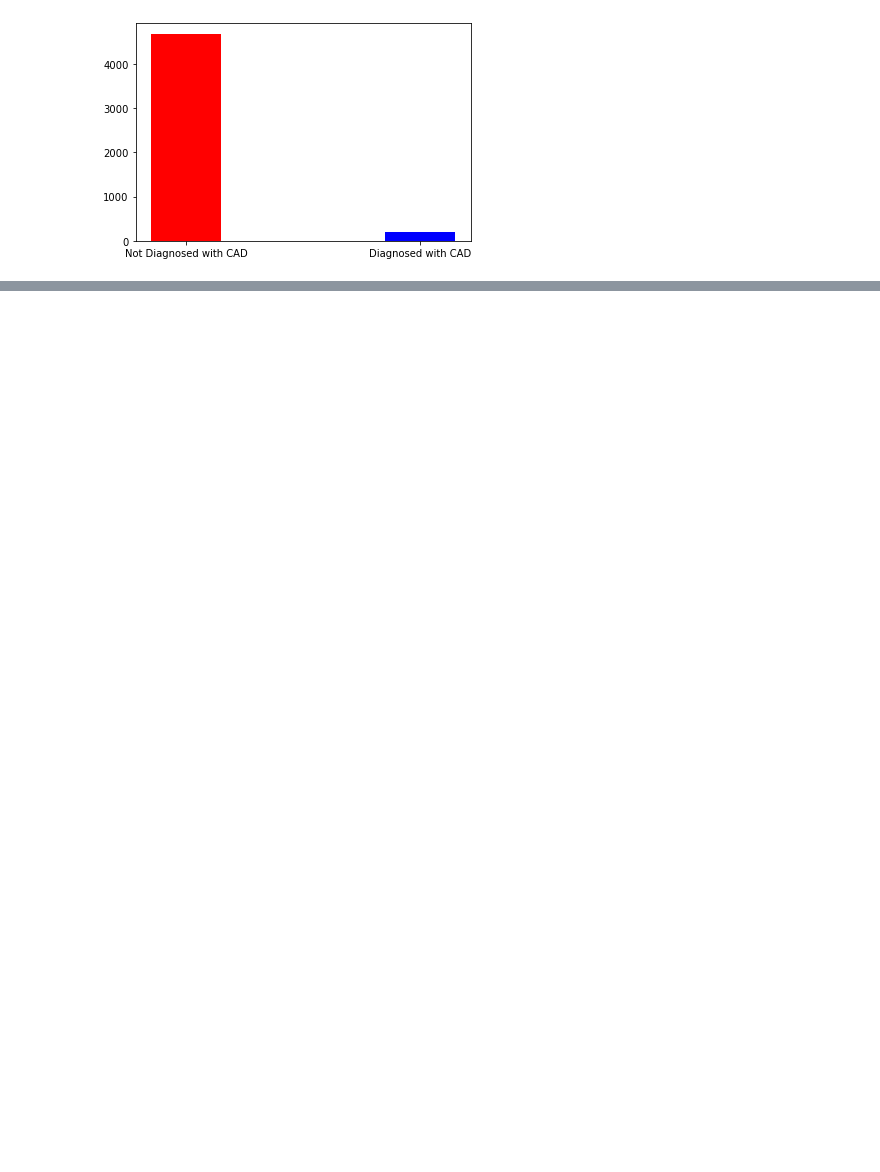
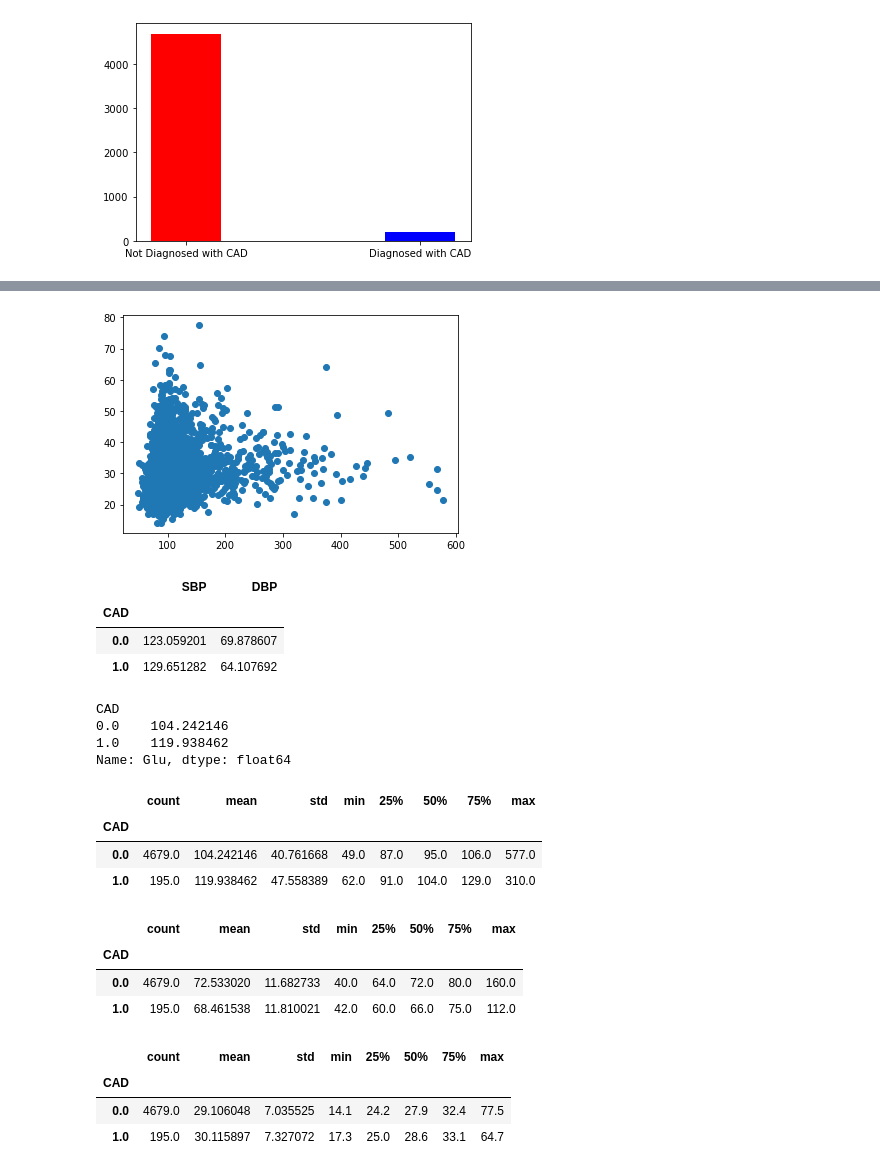
Before and after one commit to chrchristensen1/Deloitte-AI-Acadaemy-Final-Capstone-Project, a Jupyter notebook: Notebooks/CAD_Data_Exploration_Notebook.ipynb, the cells around one changed output, grey strips where cells are left out. Drawn from its saved outputs; the diff is of its cells as text; code cells hidden in the pictures; blank space fills up the shorter version.

```diff
--- a/Notebooks/CAD_Data_Exploration_Notebook.ipynb
+++ b/Notebooks/CAD_Data_Exploration_Notebook.ipynb
@@ -247,0 +250,4 @@ plt.show()
+# %%
+plt.scatter(heart_df.Glu, heart_df.BMI);
+# %% [output]
+[figure, added]
@@ -247,0 +257,35 @@ plt.show()
+# %%
+cad_groupby.mean()[['SBP', 'DBP']]
+# %% [output]
+|  | SBP | DBP |
+| CAD |  |  |
+| 0.0 | 123.059201 | 69.878607 |
+| 1.0 | 129.651282 | 64.107692 |
+# %%
+cad_groupby.mean()['Glu']
+# %% [output]
+CAD
+0.0    104.242146
+1.0    119.938462
+Name: Glu, dtype: float64
+# %%
+cad_groupby.describe()['Glu']
+# %% [output]
+|  | count | mean | std | min | 25% | 50% | 75% | max |
+| CAD |  |  |  |  |  |  |  |  |
+| 0.0 | 4679.0 | 104.242146 | 40.761668 | 49.0 | 87.0 | 95.0 | 106.0 | 577.0 |
+| 1.0 | 195.0 | 119.938462 | 47.558389 | 62.0 | 91.0 | 104.0 | 129.0 | 310.0 |
+# %%
+cad_groupby.describe()['Pulse']
+# %% [output]
+|  | count | mean | std | min | 25% | 50% | 75% | max |
+| CAD |  |  |  |  |  |  |  |  |
+| 0.0 | 4679.0 | 72.533020 | 11.682733 | 40.0 | 64.0 | 72.0 | 80.0 | 160.0 |
+| 1.0 | 195.0 | 68.461538 | 11.810021 | 42.0 | 60.0 | 66.0 | 75.0 | 112.0 |
+# %%
+cad_groupby.describe()['BMI']
+# %% [output]
+|  | count | mean | std | min | 25% | 50% | 75% | max |
+| CAD |  |  |  |  |  |  |  |  |
+| 0.0 | 4679.0 | 29.106048 | 7.035525 | 14.1 | 24.2 | 27.9 | 32.4 | 77.5 |
+| 1.0 | 195.0 | 30.115897 | 7.327072 | 17.3 | 25.0 | 28.6 | 33.1 | 64.7 |
```
Also changed, not shown: parts of 11 cells of this notebook, 5 other files.
